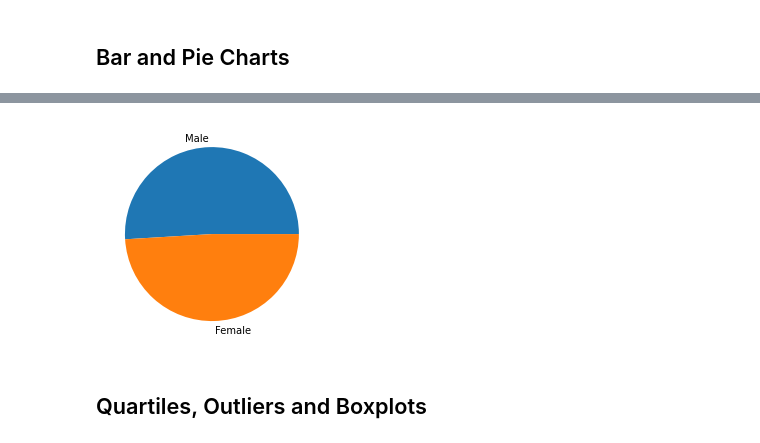
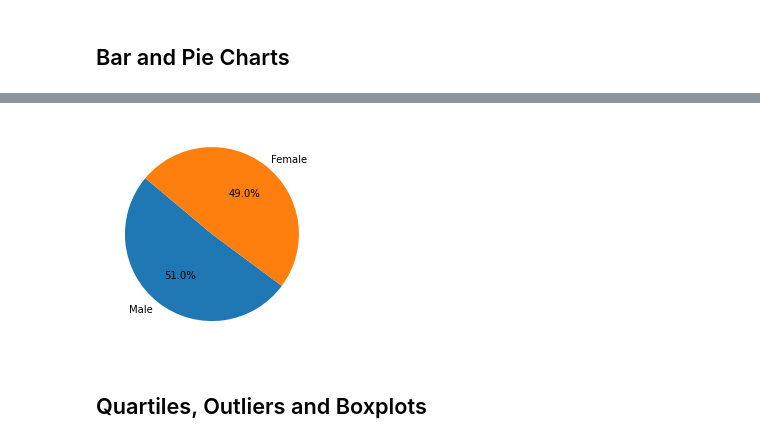
Before and after one commit to natlass/The-Power-of-Plots, a Jupyter notebook: pymaceuticals_starter.ipynb, the cells around one changed output, grey strips where cells are left out. Saved outputs shown, nothing was run; the diff lists cells and outputs as text; code cells hidden in the pictures.

```diff
--- a/pymaceuticals_starter.ipynb
+++ b/pymaceuticals_starter.ipynb
@@ -177,10 +177,11 @@ plt.title = ("Distribution of Female vs. Male mice (pandas)")
 # %%
 # Generate a pie plot showing the distribution of female versus male mice using pyplot
 sex = clean_df['Sex'].value_counts()
-plt.pie(sex.values, labels=sex.index)
-plt.title=("Distribution of Female vs. Male Mice (pyplot)")
+plt.pie(sex.values, labels=sex.index, autopct="%1.1f%%", startangle=140)
+plt.title="Distribution of Female vs. Male Mice (pyplot)"
+plt.show()
 # %% [output]
-[figure, old version]
+[figure, new version]
 # %% [markdown]
 ## Quartiles, Outliers and Boxplots
 # %%
```
Also changed, not shown: parts of 4 cells of this notebook.
